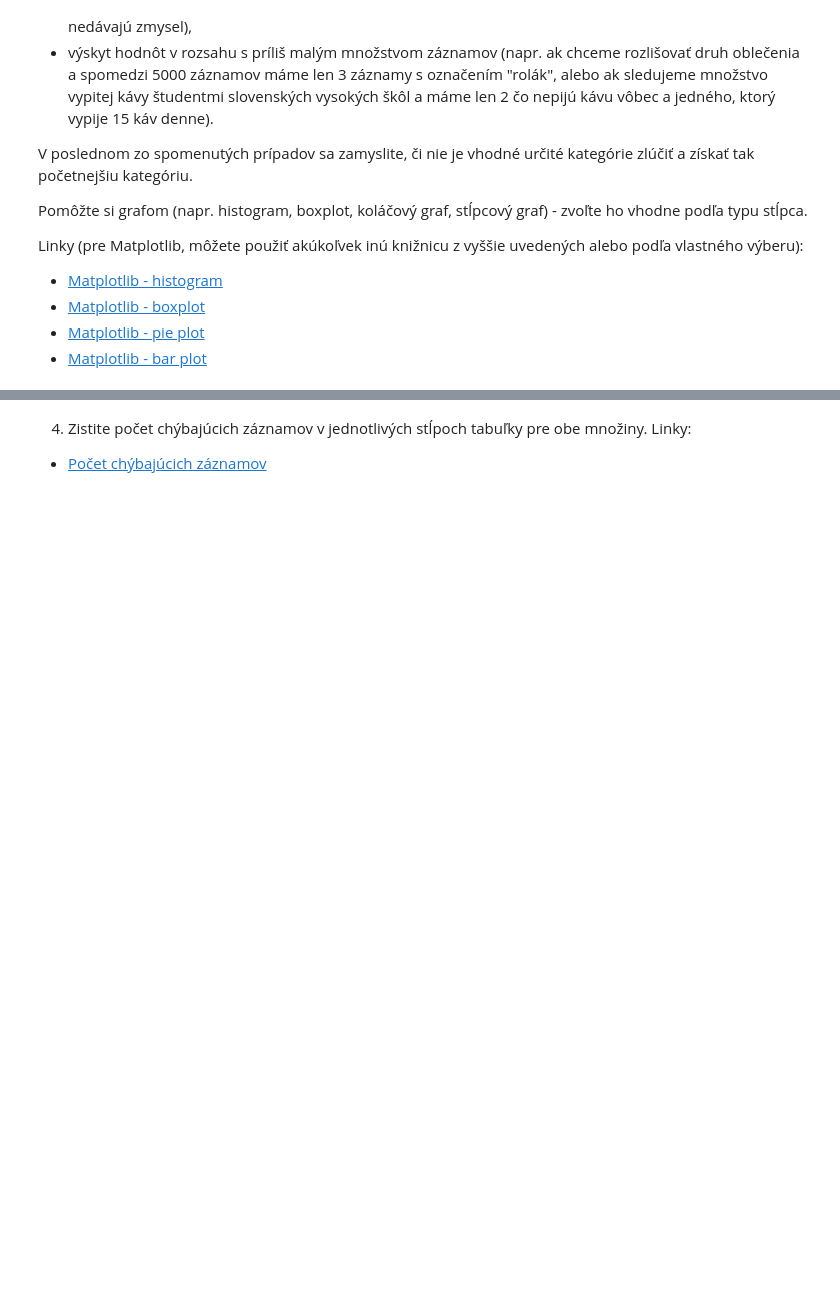
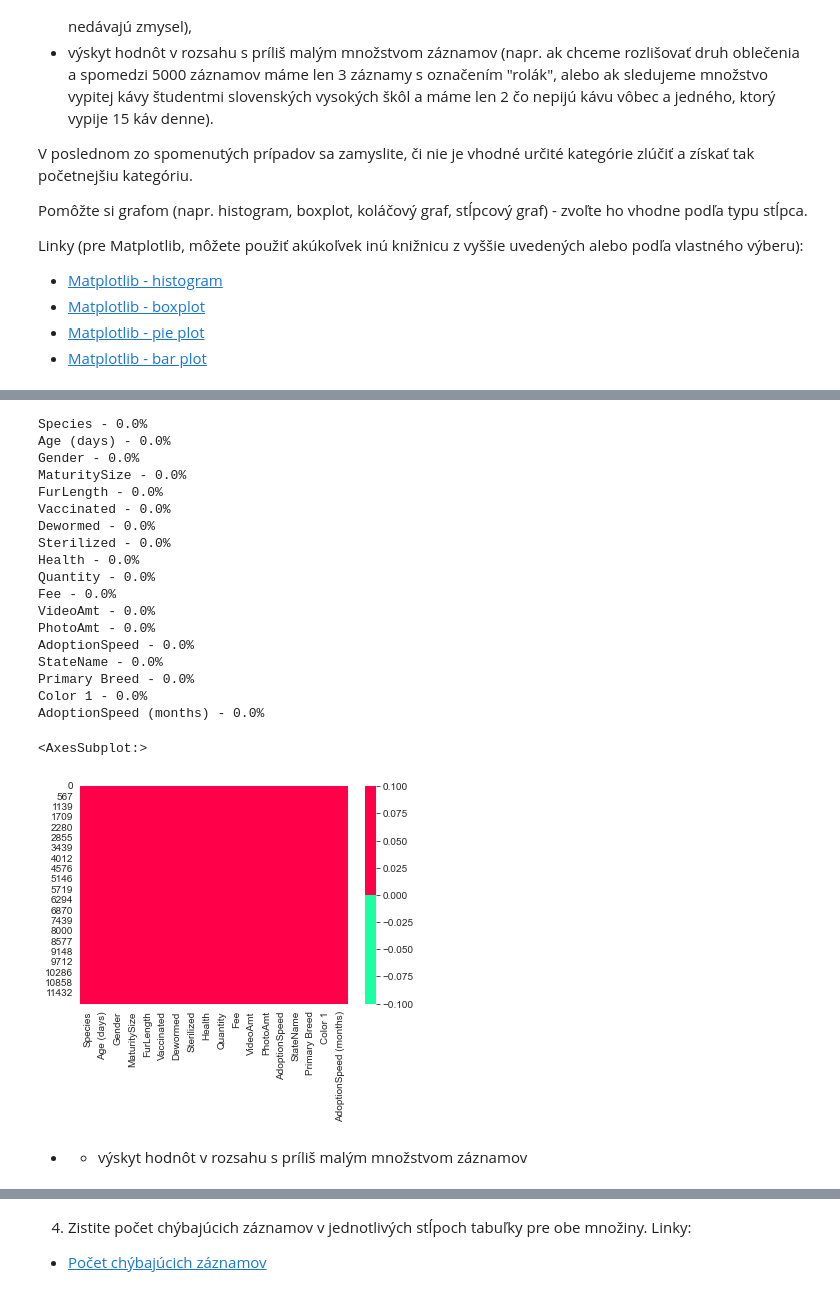
Before and after one commit to CaptainCompileon/suns-zadania, a Jupyter notebook: cvicenia/cv2/SUNS-cvicenie2.ipynb, the cells around one changed output, grey strips where cells are left out. Saved outputs shown, nothing was run; the diff lists cells and outputs as text; code cells hidden in the pictures; blank space fills up the shorter version.

```diff
--- a/cvicenia/cv2/SUNS-cvicenie2.ipynb
+++ b/cvicenia/cv2/SUNS-cvicenie2.ipynb
@@ -257,0 +384,39 @@ Linky (pre Matplotlib, môžete použiť akúkoľvek inú knižnicu z vyššie u
+# %%
+# fix missing values in column Name and color 2 by replacing it with '_MISSING_' string value.
+# trained_df['Name'] = trained_df['Name'].fillna('_MISSING_')
+# trained_df['Color 2'] = trained_df['Color 2'].fillna('_MISSING_')
+# fix missing values in columns Secondary Breed and Color 3 by dropping them because these columns have 71% and 72% data missing, so we assume they don't provide useful information.
+columns_to_drop = ['Secondary Breed', 'Color 2', 'Color 3', 'Name', 'RescuerID', 'Description', 'PetID']
+trained_df = trained_df.drop(columns_to_drop, axis=1)
+test_df = test_df.drop(columns_to_drop, axis=1)
+# %%
+# verification undefined columns are fixed
+#  Data Percentage List
+for col in trained_df.columns:
+    pct_missing = np.mean(trained_df[col].isnull())
+    print('{} - {}%'.format(col, pct_missing*100))
+#  Data Heatmap
+cols = trained_df.columns
+colours = ['#19FFA1', '#FF0049']
+sns.heatmap(trained_df[cols].isnull(), cmap=sns.color_palette(colours))
+# %% [output]
+Species - 0.0%
+Age (days) - 0.0%
+Gender - 0.0%
+MaturitySize - 0.0%
+FurLength - 0.0%
+Vaccinated - 0.0%
+Dewormed - 0.0%
+Sterilized - 0.0%
+Health - 0.0%
+Quantity - 0.0%
+Fee - 0.0%
+VideoAmt - 0.0%
+PhotoAmt - 0.0%
+AdoptionSpeed - 0.0%
+StateName - 0.0%
+Primary Breed - 0.0%
+Color 1 - 0.0%
+AdoptionSpeed (months) - 0.0%
+<AxesSubplot:>
+[figure, added]
@@ -257,0 +428,2 @@ Linky (pre Matplotlib, môžete použiť akúkoľvek inú knižnicu z vyššie u
+# %% [markdown]
+* * výskyt hodnôt v rozsahu s príliš malým množstvom záznamov
```
Also changed, not shown: parts of 24 cells of this notebook, 2 other files.
